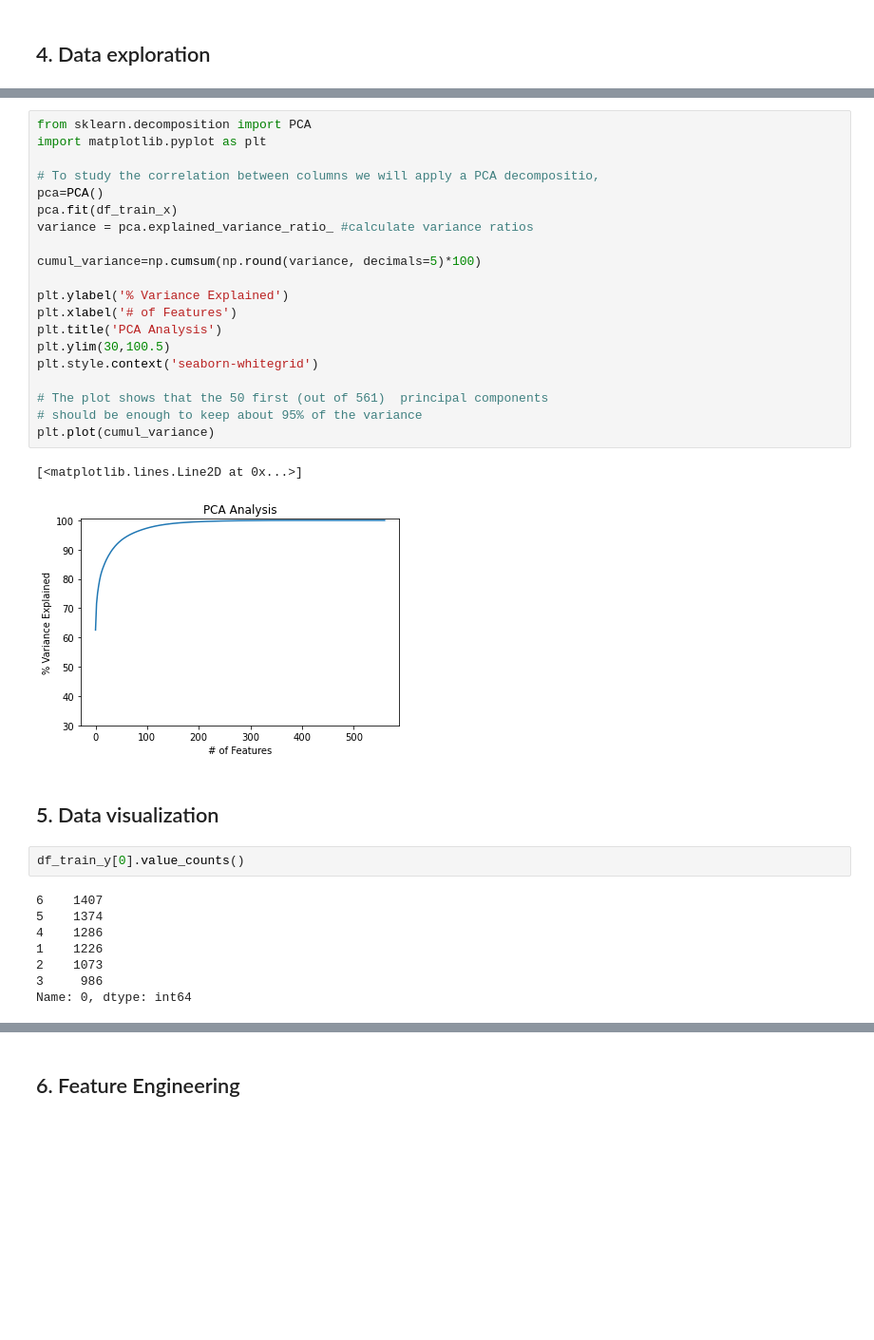
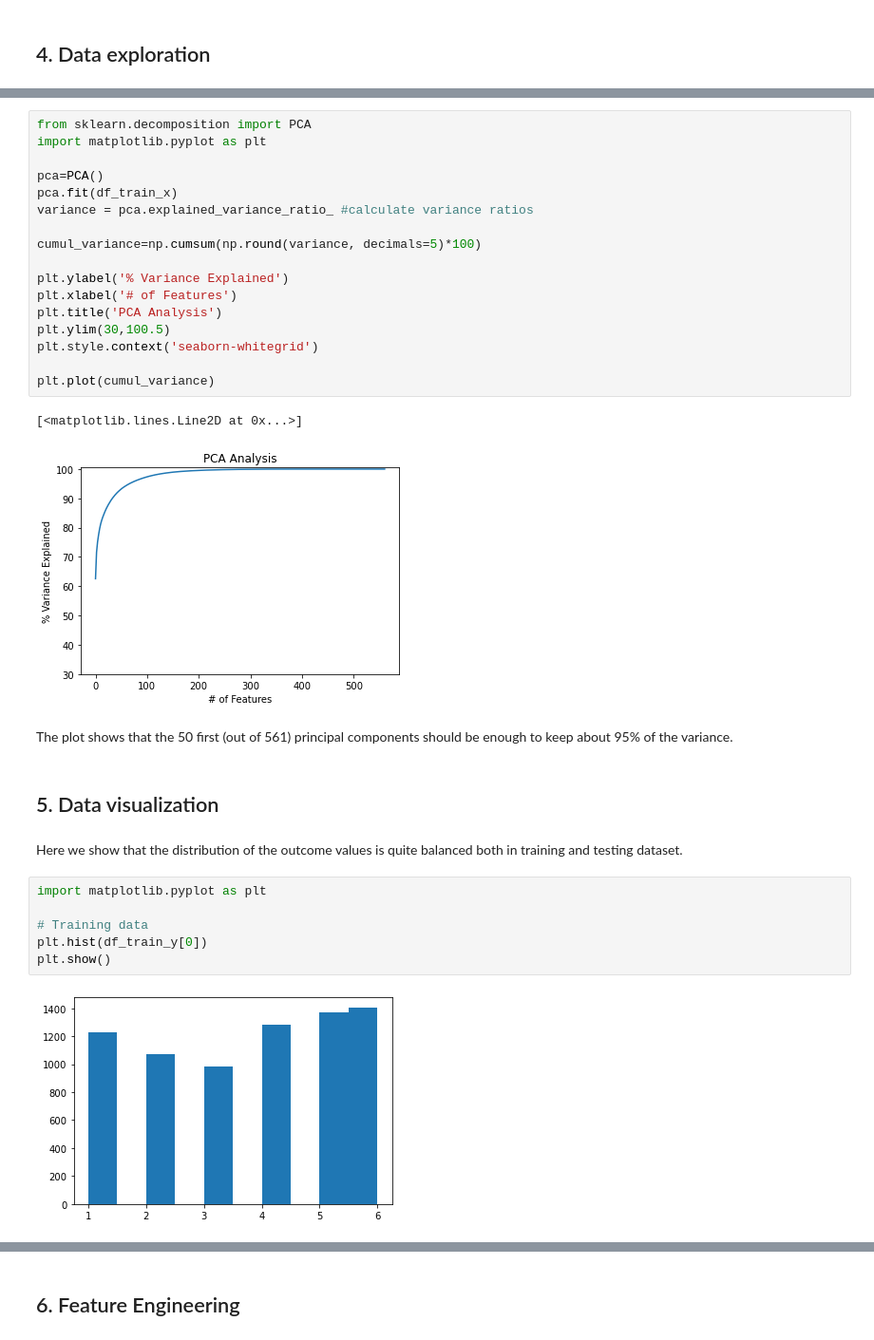
Before and after one commit to danpon/-coursera_ibm_datascience_advanced-, a Jupyter notebook: 04_Advanced_DataScience_Capstone/week4/Coursera_Advanced_Data_Science_Capstone.ipynb, the cells around one changed output, grey strips where cells are left out. Shown at 95% size. Cells and saved outputs as stored; diff of their text form; blank space fills up the shorter version.

```diff
--- a/04_Advanced_DataScience_Capstone/week4/Coursera_Advanced_Data_Science_Capstone.ipynb
+++ b/04_Advanced_DataScience_Capstone/week4/Coursera_Advanced_Data_Science_Capstone.ipynb
@@ -136,7 +153,6 @@ Length: 561, dtype: int64
 from sklearn.decomposition import PCA
 import matplotlib.pyplot as plt
 
-# To study the correlation between columns we will apply a PCA decompositio,
 pca=PCA()
 pca.fit(df_train_x)
 variance = pca.explained_variance_ratio_ #calculate variance ratios
@@ -149,21 +165,22 @@ plt.title('PCA Analysis')
 plt.ylim(30,100.5)
 plt.style.context('seaborn-whitegrid')
 
-# The plot shows that the 50 first (out of 561)  principal components
-# should be enough to keep about 95% of the variance
 plt.plot(cumul_variance)
 # %% [output]
 [<matplotlib.lines.Line2D at 0x...>]
 [figure]
+# %% [markdown]
+The plot shows that the 50 first (out of 561)  principal components should be enough to keep about 95% of the variance.
 # %% [markdown]
 ## 5. Data  visualization
-# %%
-df_train_y[0].value_counts()
-# %% [output]
-6    1407
-5    1374
-4    1286
-1    1226
-2    1073
-3     986
-Name: 0, dtype: int64
+# %% [markdown]
+Here we show that the distribution of the outcome values is quite balanced
+both in training and testing dataset.
+# %%
+import matplotlib.pyplot as plt
+
+# Training data
+plt.hist(df_train_y[0])
+plt.show()
+# %% [output]
+[figure, added]
```
Also changed, not shown: parts of 15 cells of this notebook.
